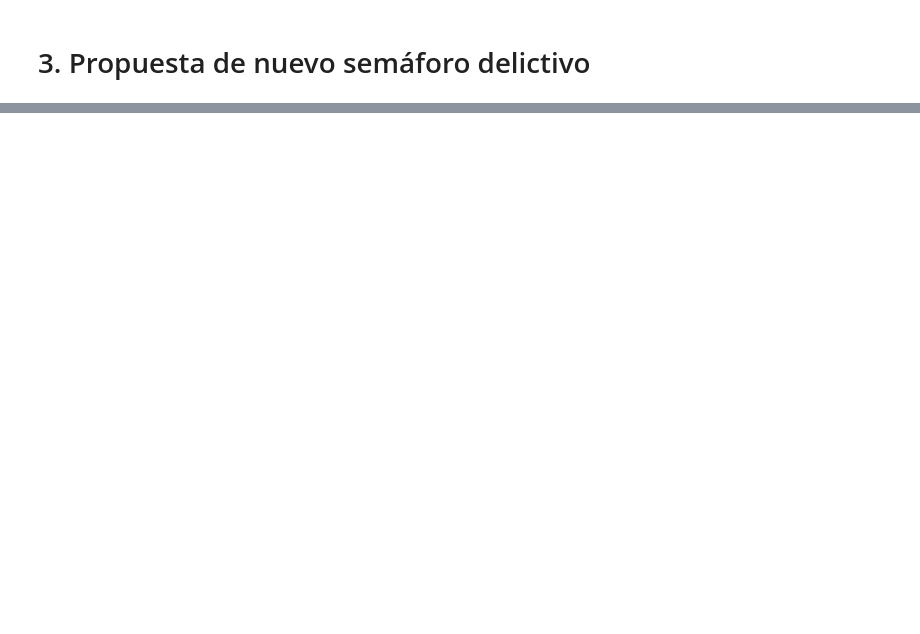
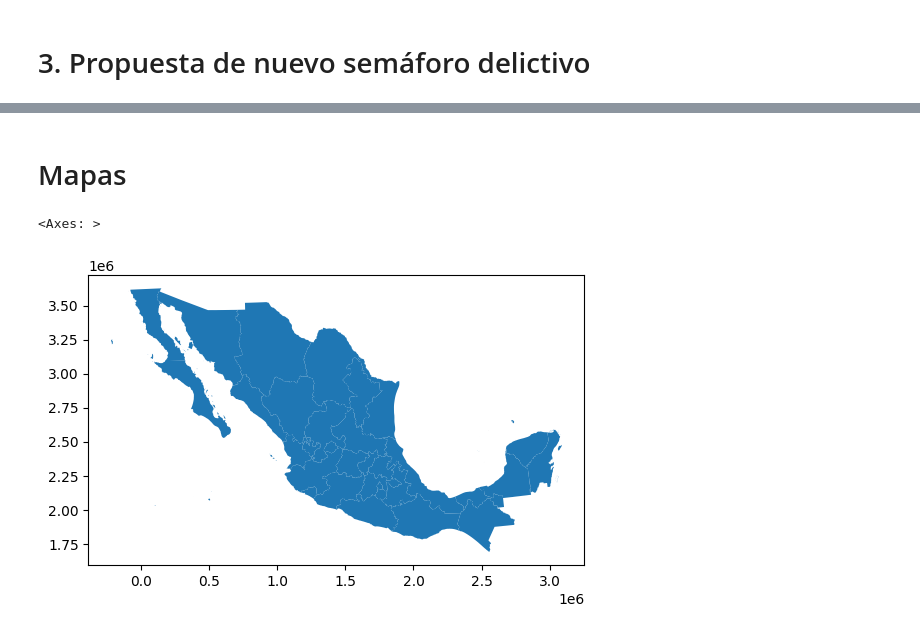
Before and after one commit to la-ciencia-del-delito/semaforo-delictivo, a Jupyter notebook: notebooks/guillermo.ipynb, the cells around one changed output, grey strips where cells are left out. Cells and saved outputs as stored; diff of their text form; code cells hidden in the pictures; blank space fills up the shorter version.

```diff
--- a/notebooks/guillermo.ipynb
+++ b/notebooks/guillermo.ipynb
@@ -112,0 +449,2 @@ a incidencia delictiva, así como sus diccionarios de datos.
+# %% [markdown]
+# Mapas
@@ -112,0 +453,29 @@ a incidencia delictiva, así como sus diccionarios de datos.
+# %%
+url_datos_geograficos = 'https://www.inegi.org.mx/contenidos/productos/prod_serv/contenidos/espanol/bvinegi/productos/geografia/marcogeo/889463142683_s.zip'
+
+if os.path.exists('./data'):
+  if not os.path.exists('./data/data_mapa_mexico.zip'):
+    ur.urlretrieve(url_datos_geograficos,'./data/data_mapa_mexico.zip')
+else:
+  os.mkdir('./data')
+  ur.urlretrieve(url_datos_geograficos,'./data/data_mapa_mexico.zip')
+
+#extraemos archivos necesarios shp, shx, cpg, dbf y prj (todos se necesitan aunque solo se lea el shp)
+with zip.ZipFile('./data/data_mapa_mexico.zip') as archivo:
+  #descargamos archivos de entidades
+  archivo.extract(member = 'conjunto_de_datos/areas_geoestadisticas_estatales.shp', path = './data/')
+  archivo.extract(member = 'conjunto_de_datos/areas_geoestadisticas_estatales.CPG', path = './data/')
+  archivo.extract(member = 'conjunto_de_datos/areas_geoestadisticas_estatales.shx', path = './data/')
+  archivo.extract(member = 'conjunto_de_datos/areas_geoestadisticas_estatales.dbf', path = './data/')
+  archivo.extract(member = 'conjunto_de_datos/areas_geoestadisticas_estatales.prj', path = './data/')
+
+#Guardamos poligonos municipales y estatales
+gdf_datos_geograficos_ent = gpd.read_file('./data/conjunto_de_datos/areas_geoestadisticas_estatales.shp').to_crs(epsg=4485)
+
+#hacemos la columna clave_municipio en  gdf_datos_geograficos_mun
+# gdf_datos_geograficos_mun['clave_municipio'] = gdf_datos_geograficos_mun['CVE_ENT'].astype('int').astype('str')+gdf_datos_geograficos_mun['CVE_MUN']
+# %%
+gdf_datos_geograficos_ent.plot()
+# %% [output]
+<Axes: >
+[figure, added]
```
Also changed, not shown: parts of 77 cells of this notebook, 4 other files.
